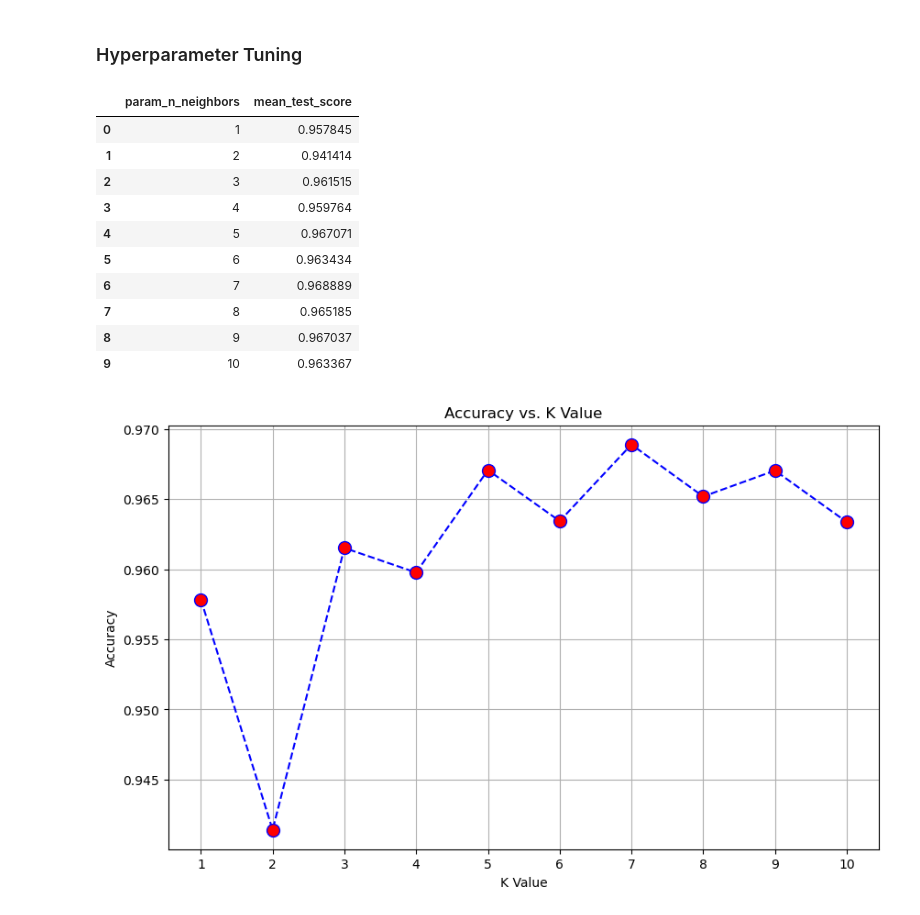
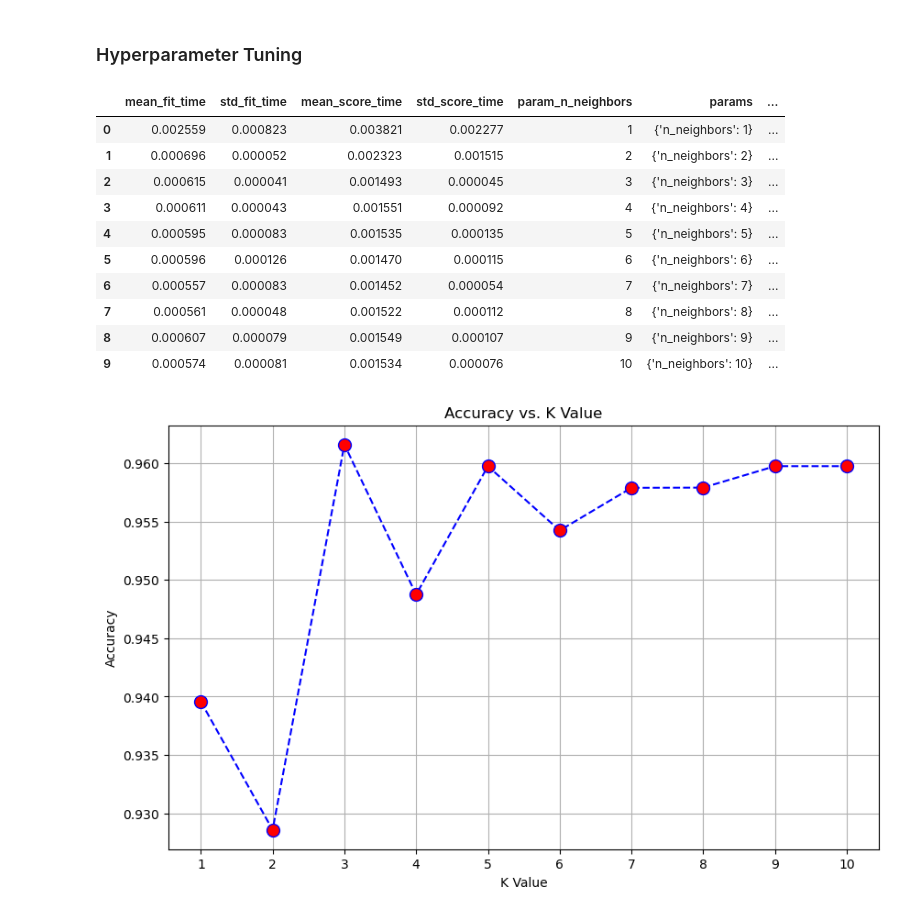
Before and after one commit to sarvesh-selvam/Breast-Cancer-Prediction, a Jupyter notebook: Breast Cancer Prediction (Code).ipynb, the cells around one changed output. Cells and saved outputs as stored; diff of their text form; code cells hidden in the pictures.

```diff
--- a/Breast Cancer Prediction (Code).ipynb
+++ b/Breast Cancer Prediction (Code).ipynb
@@ -381,28 +385,28 @@ weighted avg       0.94      0.94      0.94       137
 # %%
 from sklearn.model_selection import GridSearchCV
 
 # Define hyperparameters grid for each classifier
 knn_param_grid = {'n_neighbors': list(range(1, 11))}
 
 # GridSearchCV for each classifier
-knn_grid_search = GridSearchCV(KNeighborsClassifier(), knn_param_grid, cv=10, scoring='accuracy')
+knn_grid_search = GridSearchCV(KNeighborsClassifier(), knn_param_grid, scoring='accuracy')
 
 knn_grid_search.fit(X_train, y_train)
 
 knn_results = pd.DataFrame(knn_grid_search.cv_results_)
-knn_results[['param_n_neighbors', 'mean_test_score']]
+knn_results
 # %% [output]
-|  | param_n_neighbors | mean_test_score |
-| 0 | 1 | 0.957845 |
-| 1 | 2 | 0.941414 |
-| 2 | 3 | 0.961515 |
-| 3 | 4 | 0.959764 |
-| 4 | 5 | 0.967071 |
-| 5 | 6 | 0.963434 |
-| 6 | 7 | 0.968889 |
-| 7 | 8 | 0.965185 |
-| 8 | 9 | 0.967037 |
-| 9 | 10 | 0.963367 |
+|  | mean_fit_time | std_fit_time | mean_score_time | std_score_time | param_n_neighbors | params | ... |
+| 0 | 0.002559 | 0.000823 | 0.003821 | 0.002277 | 1 | {'n_neighbors': 1} | ... |
+| 1 | 0.000696 | 0.000052 | 0.002323 | 0.001515 | 2 | {'n_neighbors': 2} | ... |
+| 2 | 0.000615 | 0.000041 | 0.001493 | 0.000045 | 3 | {'n_neighbors': 3} | ... |
+| 3 | 0.000611 | 0.000043 | 0.001551 | 0.000092 | 4 | {'n_neighbors': 4} | ... |
+| 4 | 0.000595 | 0.000083 | 0.001535 | 0.000135 | 5 | {'n_neighbors': 5} | ... |
+| 5 | 0.000596 | 0.000126 | 0.001470 | 0.000115 | 6 | {'n_neighbors': 6} | ... |
+| 6 | 0.000557 | 0.000083 | 0.001452 | 0.000054 | 7 | {'n_neighbors': 7} | ... |
+| 7 | 0.000561 | 0.000048 | 0.001522 | 0.000112 | 8 | {'n_neighbors': 8} | ... |
+| 8 | 0.000607 | 0.000079 | 0.001549 | 0.000107 | 9 | {'n_neighbors': 9} | ... |
+| 9 | 0.000574 | 0.000081 | 0.001534 | 0.000076 | 10 | {'n_neighbors': 10} | ... |
 # %%
 # Plotting
 
@@ -416,7 +420,7 @@ plt.xticks(range(1, 11))
 plt.grid(True)
 plt.show()
 # %% [output]
-[figure, old version]
+[figure, new version]
 # %%
 # Fit the grid search objects
 knn_grid_search.fit(X_train, y_train)
```
Also changed, not shown: parts of 18 cells of this notebook.
